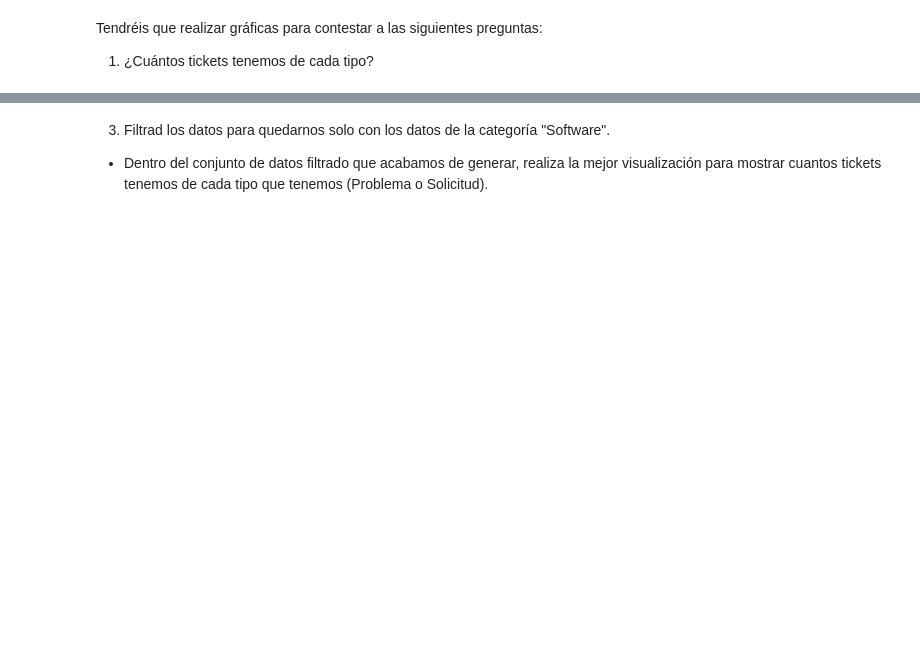
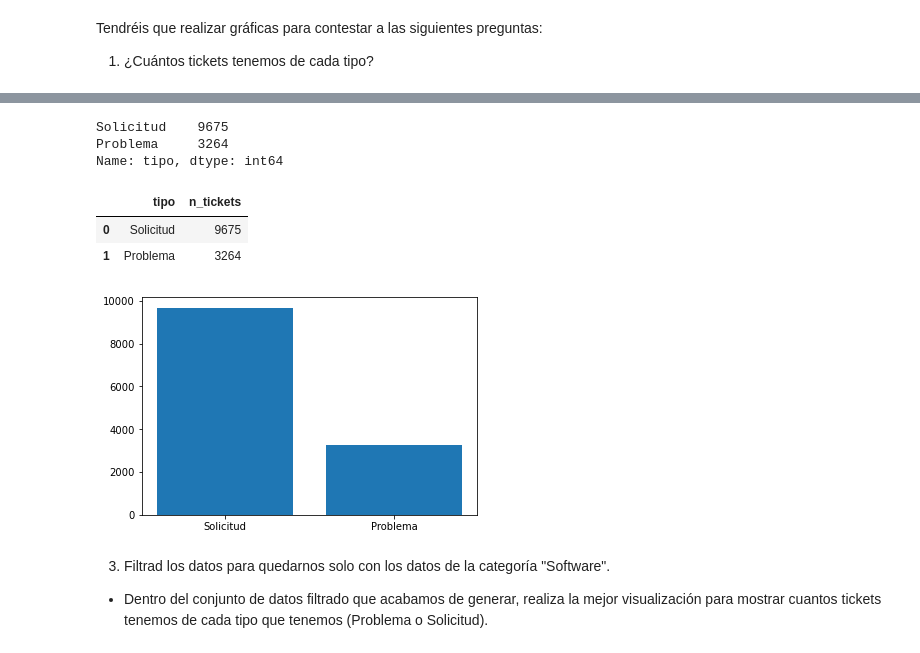
Before and after one commit to Adalab/Adalab-promo-d-da-modulo2-sprint1-Iris-Elisa, a Jupyter notebook: visualizacion/visualizacion_1.ipynb, the cells around one changed output, grey strips where cells are left out. Drawn from its saved outputs; the diff is of its cells as text; code cells hidden in the pictures; blank space fills up the shorter version.

```diff
--- a/visualizacion/visualizacion_1.ipynb
+++ b/visualizacion/visualizacion_1.ipynb
@@ -7,3 +33,25 @@ Tendréis que realizar gráficas para contestar a las siguientes preguntas:
+# %%
+df_year['tipo'].value_counts()
+# %% [output]
+Solicitud    9675
+Problema     3264
+Name: tipo, dtype: int64
+# %%
+dicc_tickets = {'tipo': ['Solicitud' , 'Problema'],
+                'n_tickets': [9675, 3264]}
+# %%
+df_tickets = pd.DataFrame(dicc_tickets)
+df_tickets
+# %% [output]
+|  | tipo | n_tickets |
+| 0 | Solicitud | 9675 |
+| 1 | Problema | 3264 |
+# %%
+plt.figure()
+plt.bar(df_tickets["tipo"],df_tickets["n_tickets"])
+plt.show()
+# %% [output]
+[figure, added]
 # %% [markdown]
 3. Filtrad los datos para quedarnos solo con los datos de la categoría "Software".
 
```
Also changed, not shown: parts of 11 cells of this notebook.
